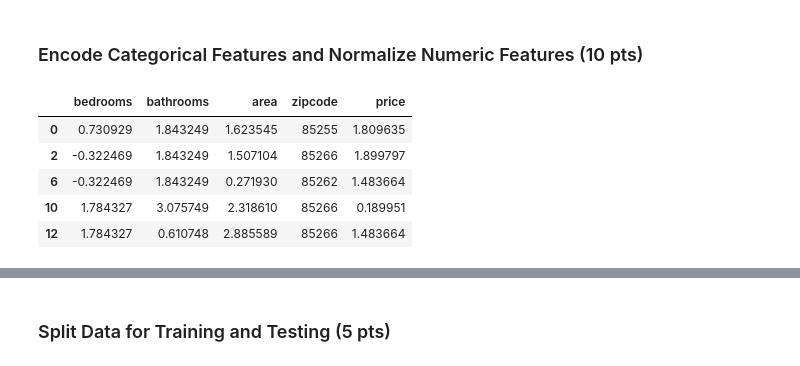
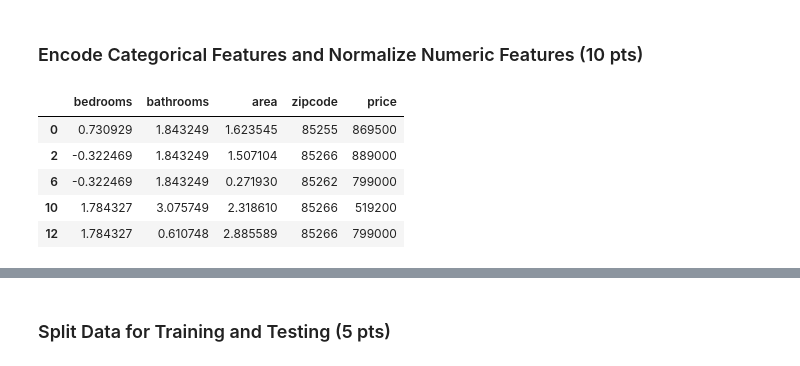
Before and after one commit to williamlorence/CSC180-Project-3, a Jupyter notebook: Project 3/Project3.ipynb, the cells around one changed output, grey strips where cells are left out. Cells and saved outputs as stored; diff of their text form; code cells hidden in the pictures.

```diff
--- a/Project 3/Project3.ipynb
+++ b/Project 3/Project3.ipynb
@@ -175,28 +173,28 @@ img_arr.shape
 ### Encode Categorical Features and Normalize Numeric Features (10 pts)
 # %%
 #Apply normalization to the numerical columns
-z_columns = ['bedrooms', 'bathrooms', 'area', 'price']
+z_columns = ['bedrooms', 'bathrooms', 'area']
 
 from scipy.stats import zscore
 
 def z_score_numerical(df, names):
     for name in names:
         z_col = zscore(df[name])
 
         for index in df.index:
             new_value = z_col[index]
             df.loc[index, name] = new_value
 
 z_score_numerical(df_filtered, z_columns)
 
 df_filtered.head()
 # %% [output]
 |  | bedrooms | bathrooms | area | zipcode | price |
-| 0 | 0.730929 | 1.843249 | 1.623545 | 85255 | 1.809635 |
-| 2 | -0.322469 | 1.843249 | 1.507104 | 85266 | 1.899797 |
-| 6 | -0.322469 | 1.843249 | 0.271930 | 85262 | 1.483664 |
-| 10 | 1.784327 | 3.075749 | 2.318610 | 85266 | 0.189951 |
-| 12 | 1.784327 | 0.610748 | 2.885589 | 85266 | 1.483664 |
+| 0 | 0.730929 | 1.843249 | 1.623545 | 85255 | 869500 |
+| 2 | -0.322469 | 1.843249 | 1.507104 | 85266 | 889000 |
+| 6 | -0.322469 | 1.843249 | 0.271930 | 85262 | 799000 |
+| 10 | 1.784327 | 3.075749 | 2.318610 | 85266 | 519200 |
+| 12 | 1.784327 | 0.610748 | 2.885589 | 85266 | 799000 |
 # %%
 import math
 
```
Also changed, not shown: parts of 16 cells of this notebook.
